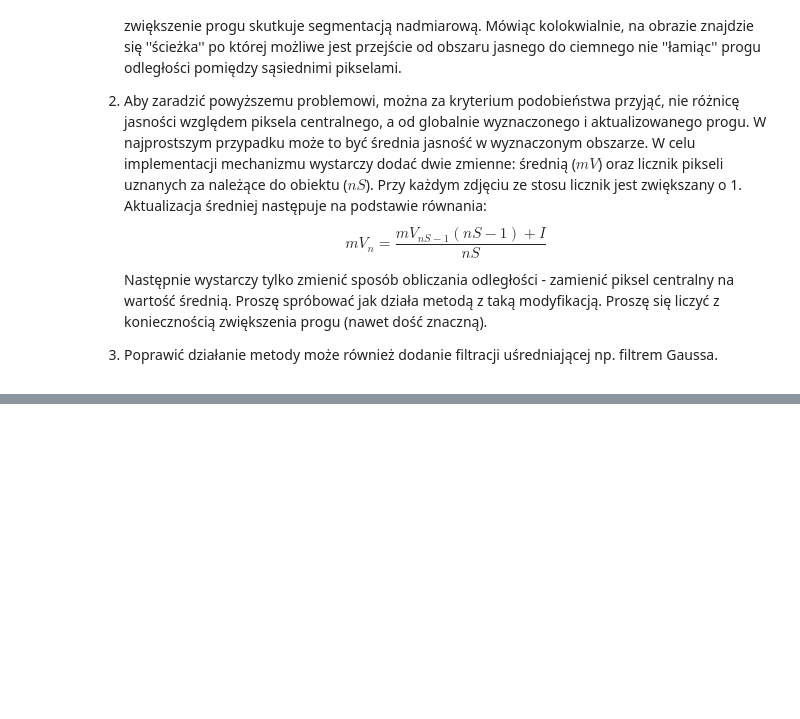
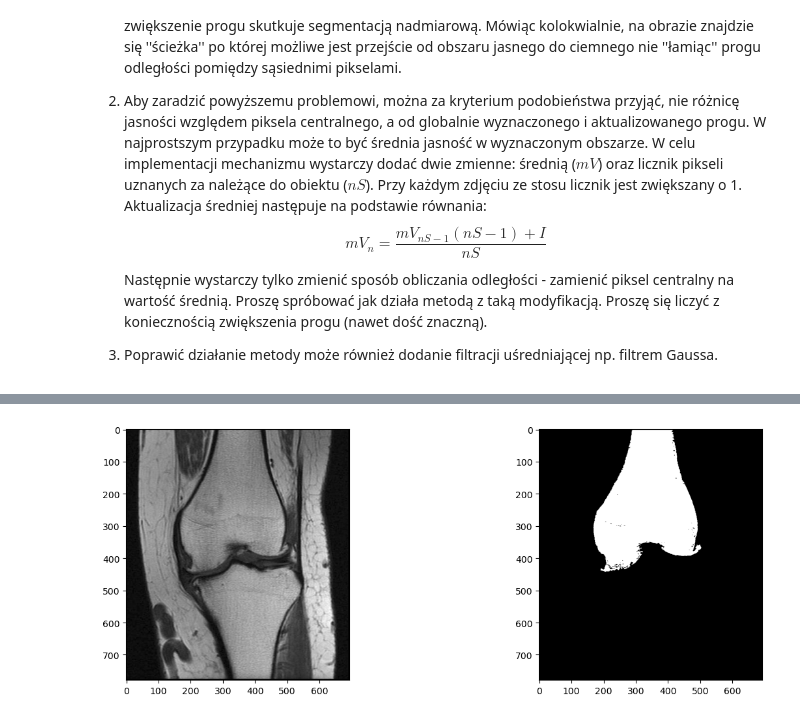
Before and after one commit to omnibus1/poc, a Jupyter notebook: lab12/12_segmentation.ipynb, the cells around one changed output, grey strips where cells are left out. Drawn from its saved outputs; the diff is of its cells as text; code cells hidden in the pictures; blank space fills up the shorter version.

```diff
--- a/lab12/12_segmentation.ipynb
+++ b/lab12/12_segmentation.ipynb
@@ -207,0 +192,35 @@ plot(segmented, visited)
+# %%
+def grow_seg2(img, start, thresh):
+    imgH, imgW = img.shape
+    visited = np.zeros((imgH, imgW))
+    segmented = np.zeros((imgH, imgW))
+    nS = 0
+    mV = img[start[0], [start[1]]]
+    stack = []
+
+    stack.append((start[0], start[1]))
+    visited[start[0], start[1]] = 255
+    segmented[start[0], start[1]] = 255
+
+    while len(stack) > 0:
+        y, x = stack.pop()
+        nS += 1
+        mV = (mV * (nS - 1) + img[y, x]) / nS
+
+        if not (y > 0 and x > 0 and y < imgH - 1 and x < imgW - 1):
+              continue
+
+        for a in range(y-1, y+2):
+            for b in range(x-1, x+2):
+                dist = np.abs(img[a, b] - mV)
+                if dist < thresh and not visited[a, b]:
+                    segmented[a, b] = 255
+                    stack.append((a, b))
+                visited[a, b] = 255
+
+    plot(img,segmented)
+
+thresh = 40
+grow_seg2(knee, start, thresh)
+# %% [output]
+[figure, added]
```
Also changed, not shown: parts of 4 cells of this notebook, 4 other files.
